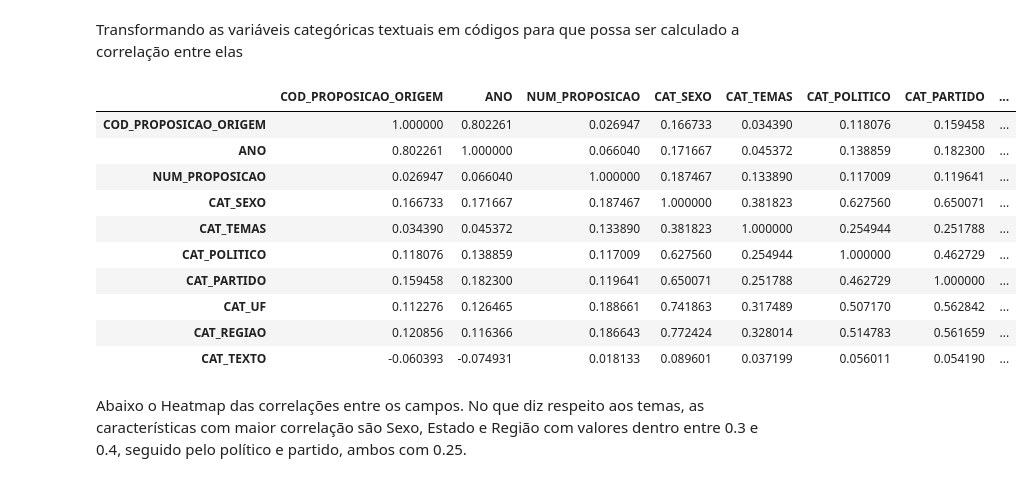
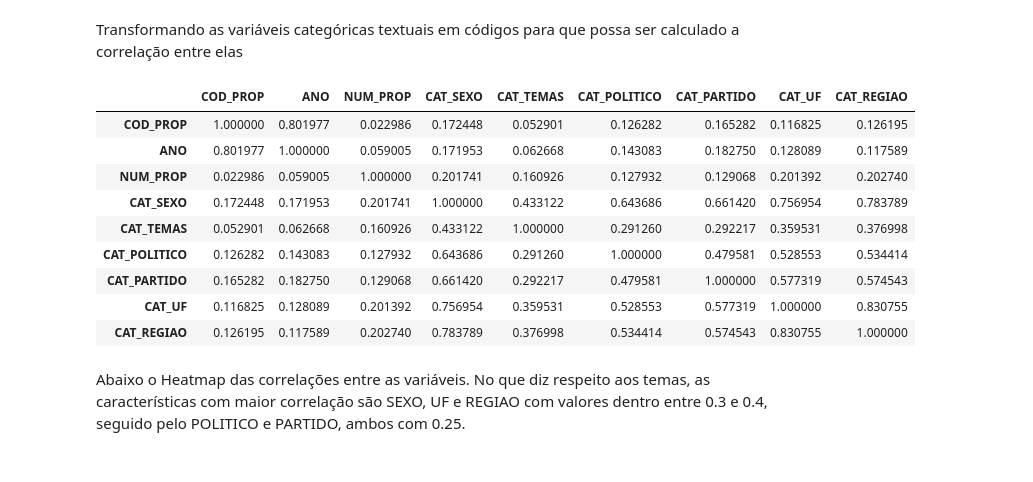
Before and after one commit to DiegoKremer/meu-politico, a Jupyter notebook: data_analysis/analise_proposicoes.ipynb, the cells around one changed output. Saved outputs shown, nothing was run; the diff lists cells and outputs as text; code cells hidden in the pictures.

```diff
--- a/data_analysis/analise_proposicoes.ipynb
+++ b/data_analysis/analise_proposicoes.ipynb
@@ -323,10 +98,0 @@ Name: TEMAS, dtype: int64
-# %%
-for index, tema in df_prop.iterrows():
-    tema_chave = 'EDUCACAO'
-    if tema_chave in tema['TEMAS']:
-        df_prop.at[df_prop.index[index], 'TEMAS'] = tema_chave
-# %%
-for index, tema in df_prop.iterrows():
-    tema_chave = 'TRABALHO E EMPREGO'
-    if tema_chave in tema['TEMAS']:
-        df_prop.at[df_prop.index[index], 'TEMAS'] = tema_chave
@@ -333,3 +102,16 @@ for index, tema in df_prop.iterrows():
+# %%
+excecoes = ['RECURSOS HIDRICOS, MINERAIS E POLITICA ENERGETICA',
+            'DIREITOS HUMANOS, MINORIAS E CIDADANIA',
+            'ORGANIZACAO POLITICA, PARTIDARIA E ELEITORAL',
+            'ECONOMIA, ADMINISTRACAO FINANCEIRA E ORCAMENTARIA',
+            'INDUSTRIA, COMERCIO E DEFESA DO CONSUMIDOR',
+            'AGRICULTURA, PECUARIA E PESCA']
+for index, tema in df_prop.iterrows():
+    virgula = ','
+    if virgula in tema['TEMAS']:
+        if not tema['TEMAS'] in excecoes:
+            tema_principal = tema['TEMAS'].split(',')[0]
+            df_prop.at[df_prop.index[index], 'TEMAS'] = tema_principal
 # %%
 df_prop['TEMAS'].nunique()
 # %% [output]
@@ -516,55 +306,51 @@ Correlação de variáveis adicionais com TEMAS:
 # %% [markdown]
 Carrega o dataset com oas novas variáveis
 # %%
-dataset_full = pd.read_excel('dataset_full_feats.xlsx')
+#dataset_full = pd.read_excel('dataset_full_feats.xlsx')
+dataset_full = df_prop
 # %% [markdown]
 Transformando as variáveis categóricas textuais em códigos para que possa ser calculado a correlação entre elas
 # %%
 corr_df_prop = dataset_full.copy()
 #Categorização e correlação de SEXO
 corr_df_prop['CAT_SEXO'] = dataset_full['SEXO']
 corr_df_prop.CAT_SEXO = pd.Categorical(corr_df_prop.CAT_SEXO)
 corr_df_prop['CAT_SEXO'] = corr_df_prop.CAT_SEXO.cat.codes
 #Categorização e correlação de TEMAS
 corr_df_prop['CAT_TEMAS'] = dataset_full['TEMAS']
 corr_df_prop.CAT_TEMAS = pd.Categorical(corr_df_prop.CAT_TEMAS)
 corr_df_prop['CAT_TEMAS'] = corr_df_prop.CAT_TEMAS.cat.codes
 #Categorização e correlação de POLITICO
 corr_df_prop['CAT_POLITICO'] = dataset_full['POLITICO']
 corr_df_prop.CAT_POLITICO = pd.Categorical(corr_df_prop.CAT_POLITICO)
 corr_df_prop['CAT_POLITICO'] = corr_df_prop.CAT_POLITICO.cat.codes
 #Categorização e correlação de PARTIDO
 corr_df_prop['CAT_PARTIDO'] = dataset_full['PARTIDO']
 corr_df_prop.CAT_PARTIDO = pd.Categorical(corr_df_prop.CAT_PARTIDO)
 corr_df_prop['CAT_PARTIDO'] = corr_df_prop.CAT_PARTIDO.cat.codes
 #Categorização e correlação de UF
 corr_df_prop['CAT_UF'] = dataset_full['UF']
 corr_df_prop.CAT_UF = pd.Categorical(corr_df_prop.CAT_UF)
 corr_df_prop['CAT_UF'] = corr_df_prop.CAT_UF.cat.codes
 #Categorização e correlação de REGIAO
 corr_df_prop['CAT_REGIAO'] = dataset_full['REGIAO']
 corr_df_prop.CAT_REGIAO = pd.Categorical(corr_df_prop.CAT_REGIAO)
 corr_df_prop['CAT_REGIAO'] = corr_df_prop.CAT_REGIAO.cat.codes
-#Categorização e correlação de TEXTO
-corr_df_prop['CAT_TEXTO'] = dataset_full['TEXTO']
-corr_df_prop.CAT_TEXTO = pd.Categorical(corr_df_prop.CAT_TEXTO)
-corr_df_prop['CAT_TEXTO'] = corr_df_prop.CAT_TEXTO.cat.codes
 #Exibe a correlação:
 corr_df_prop.corr()
 # %% [output]
-|  | COD_PROPOSICAO_ORIGEM | ANO | NUM_PROPOSICAO | CAT_SEXO | CAT_TEMAS | CAT_POLITICO | CAT_PARTIDO | ... |
-| COD_PROPOSICAO_ORIGEM | 1.000000 | 0.802261 | 0.026947 | 0.166733 | 0.034390 | 0.118076 | 0.159458 | ... |
-| ANO | 0.802261 | 1.000000 | 0.066040 | 0.171667 | 0.045372 | 0.138859 | 0.182300 | ... |
-| NUM_PROPOSICAO | 0.026947 | 0.066040 | 1.000000 | 0.187467 | 0.133890 | 0.117009 | 0.119641 | ... |
-| CAT_SEXO | 0.166733 | 0.171667 | 0.187467 | 1.000000 | 0.381823 | 0.627560 | 0.650071 | ... |
-| CAT_TEMAS | 0.034390 | 0.045372 | 0.133890 | 0.381823 | 1.000000 | 0.254944 | 0.251788 | ... |
-| CAT_POLITICO | 0.118076 | 0.138859 | 0.117009 | 0.627560 | 0.254944 | 1.000000 | 0.462729 | ... |
-| CAT_PARTIDO | 0.159458 | 0.182300 | 0.119641 | 0.650071 | 0.251788 | 0.462729 | 1.000000 | ... |
-| CAT_UF | 0.112276 | 0.126465 | 0.188661 | 0.741863 | 0.317489 | 0.507170 | 0.562842 | ... |
-| CAT_REGIAO | 0.120856 | 0.116366 | 0.186643 | 0.772424 | 0.328014 | 0.514783 | 0.561659 | ... |
-| CAT_TEXTO | -0.060393 | -0.074931 | 0.018133 | 0.089601 | 0.037199 | 0.056011 | 0.054190 | ... |
+|  | COD_PROP | ANO | NUM_PROP | CAT_SEXO | CAT_TEMAS | CAT_POLITICO | CAT_PARTIDO | CAT_UF | CAT_REGIAO |
+| COD_PROP | 1.000000 | 0.801977 | 0.022986 | 0.172448 | 0.052901 | 0.126282 | 0.165282 | 0.116825 | 0.126195 |
+| ANO | 0.801977 | 1.000000 | 0.059005 | 0.171953 | 0.062668 | 0.143083 | 0.182750 | 0.128089 | 0.117589 |
+| NUM_PROP | 0.022986 | 0.059005 | 1.000000 | 0.201741 | 0.160926 | 0.127932 | 0.129068 | 0.201392 | 0.202740 |
+| CAT_SEXO | 0.172448 | 0.171953 | 0.201741 | 1.000000 | 0.433122 | 0.643686 | 0.661420 | 0.756954 | 0.783789 |
+| CAT_TEMAS | 0.052901 | 0.062668 | 0.160926 | 0.433122 | 1.000000 | 0.291260 | 0.292217 | 0.359531 | 0.376998 |
+| CAT_POLITICO | 0.126282 | 0.143083 | 0.127932 | 0.643686 | 0.291260 | 1.000000 | 0.479581 | 0.528553 | 0.534414 |
+| CAT_PARTIDO | 0.165282 | 0.182750 | 0.129068 | 0.661420 | 0.292217 | 0.479581 | 1.000000 | 0.577319 | 0.574543 |
+| CAT_UF | 0.116825 | 0.128089 | 0.201392 | 0.756954 | 0.359531 | 0.528553 | 0.577319 | 1.000000 | 0.830755 |
+| CAT_REGIAO | 0.126195 | 0.117589 | 0.202740 | 0.783789 | 0.376998 | 0.534414 | 0.574543 | 0.830755 | 1.000000 |
 # %% [markdown]
-Abaixo o Heatmap das correlações entre os campos. No que diz respeito aos temas, as características com maior correlação são Sexo, Estado e Região com valores dentro entre 0.3 e 0.4, seguido pelo político e partido, ambos com 0.25.
+Abaixo o Heatmap das correlações entre as variáveis. No que diz respeito aos temas, as características com maior correlação são SEXO, UF e REGIAO com valores dentro entre 0.3 e 0.4, seguido pelo POLITICO e PARTIDO, ambos com 0.25.
 # %%
 sns.heatmap(corr_df_prop.corr(), cmap='YlGnBu',linecolor='white',linewidths=1, annot=True)
 # %% [output]
```
Also changed, not shown: parts of 44 cells of this notebook.
